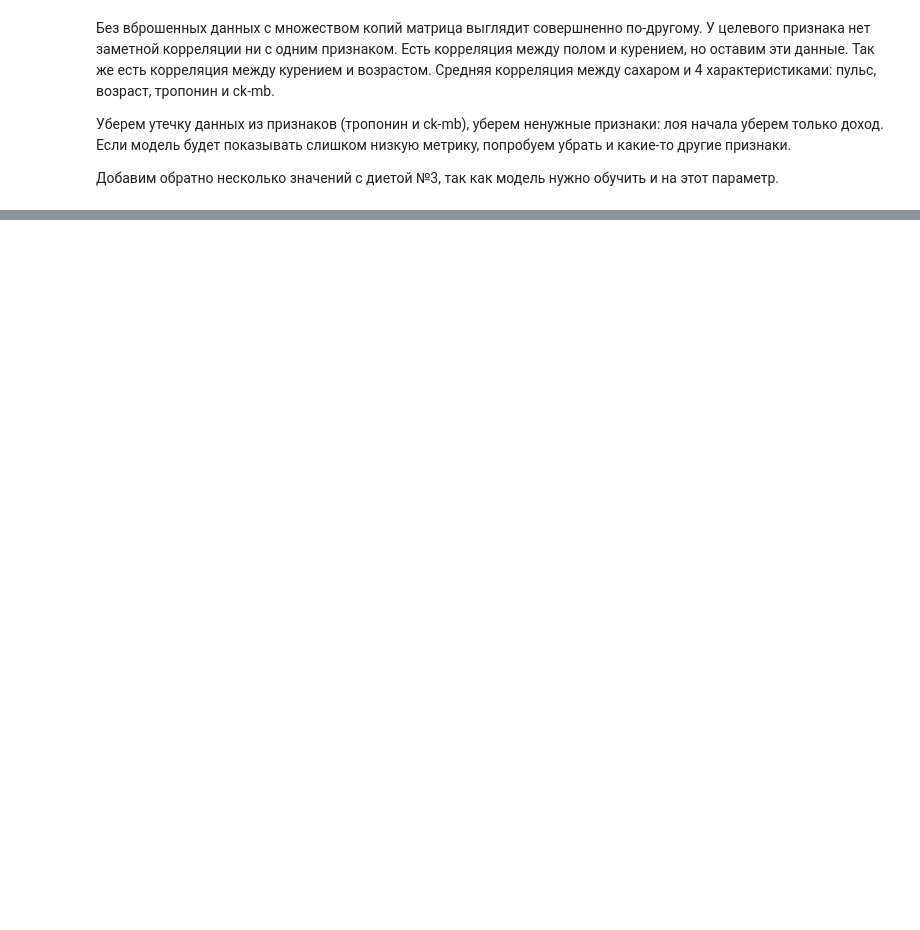
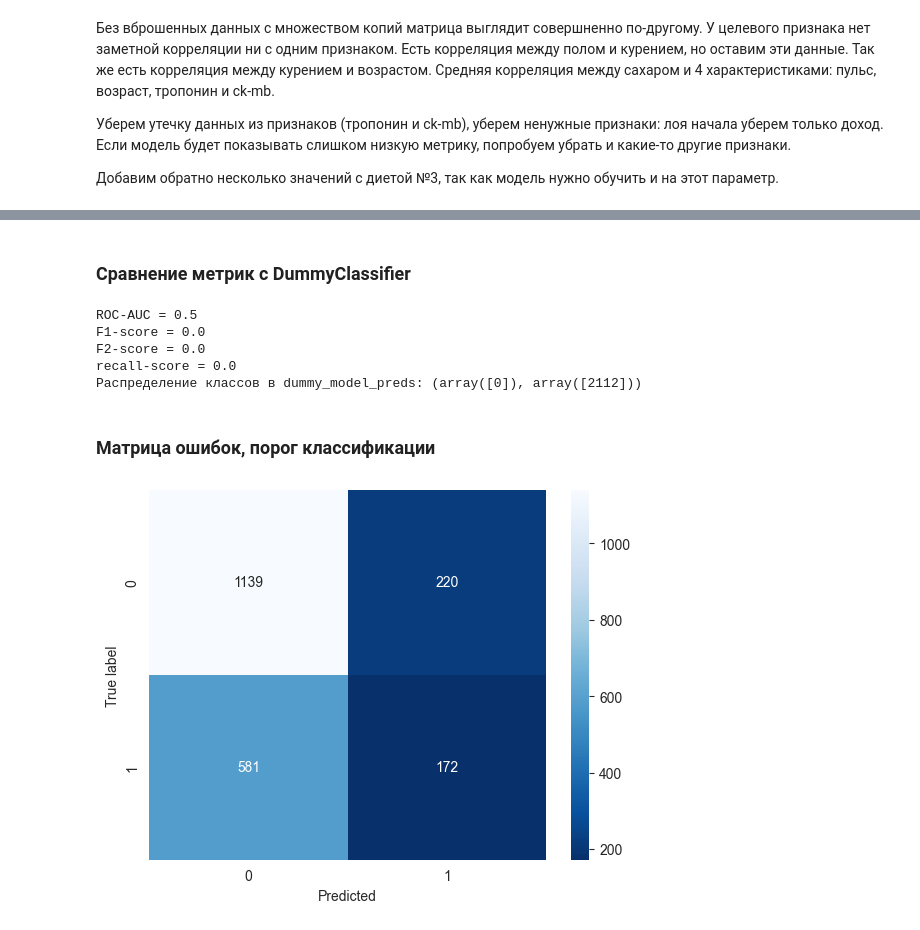
Before and after one commit to olga-tor/Heart_attack, a Jupyter notebook: Project_heart_atttack.ipynb, the cells around one changed output, grey strips where cells are left out. Drawn from its saved outputs; the diff is of its cells as text; code cells hidden in the pictures; blank space fills up the shorter version.

Commit message:
models

```diff
--- a/Project_heart_atttack.ipynb
+++ b/Project_heart_atttack.ipynb
@@ -1096,0 +1160,5 @@ train_X_y_new = train_X_y_new.drop(['troponin', 'ck-mb', 'income'], axis=1)
+# %%
+pipe_final = Pipeline([
+    ('preprocessor', data_preprocessor),
+    ('models', None)
+])
@@ -1096,0 +1212,13 @@ train_X_y_new = train_X_y_new.drop(['troponin', 'ck-mb', 'income'], axis=1)
+# %%
+random_search = RandomizedSearchCV(
+    pipe_final,
+    param_grid,
+    n_iter=150,
+    cv=5,
+    scoring='roc_auc',
+    n_jobs=-1,
+    verbose=1
+    random_state=RANDOM_STATE
+)
+# %%
+random_search.fit(X_train, y_train)
@@ -1096,0 +1278,21 @@ train_X_y_new = train_X_y_new.drop(['troponin', 'ck-mb', 'income'], axis=1)
+# %%
+best_model = random_search.best_estimator_
+y_pred = best_model.predict(X_val)
+y_pred_proba = best_model.predict_proba(X_val)[:, 1]
+
+# Все метрики
+metrics = {
+    'F2-score': fbeta_score(y_val, y_pred, beta=2),
+    'F1-score': f1_score(y_val, y_pred),
+    'Recall': recall_score(y_val, y_pred),
+    'Precision': precision_score(y_val, y_pred),
+    'Accuracy': accuracy_score(y_val, y_pred),
+    'ROC-AUC': roc_auc_score(y_val, y_pred_proba)
+}
+
+print("\nМетрики на тестовой выборке:")
+for metric, value in metrics.items():
+    print(f"{metric}: {value:.4f}")
+
+print("\nClassification Report:")
+print(classification_report(y_val, y_pred, target_names=['No risk', 'Risk']))
@@ -1096,0 +1317,36 @@ train_X_y_new = train_X_y_new.drop(['troponin', 'ck-mb', 'income'], axis=1)
+# %% [markdown]
+### Сравнение метрик с DummyClassifier
+# %%
+# создание и обучение модели DummyClassifier
+dummy_model = DummyClassifier(random_state=RANDOM_STATE)
+dummy_model.fit(X_train, y_train)
+
+# предсказание на тестовых данных
+dummy_model_preds = dummy_model.predict(X_val)
+dummy_model_probas = dummy_model.predict_proba(X_val)[:,1]
+
+roc = roc_auc_score(y_val, dummy_model_probas)
+print('ROC-AUC =', round(roc,2))
+f1 = f1_score(y_val, dummy_model_preds)
+print('F1-score =', round(f1,2))
+f2 = fbeta_score(y_val, dummy_model_preds, beta=2)
+print('F2-score =', round(f2,2))
+recall = recall_score(y_val, dummy_model_preds)
+print('recall-score =', round(recall,2))
+
+print("Распределение классов в dummy_model_preds:", np.unique(dummy_model_preds, return_counts=True))
+# %% [output]
+ROC-AUC = 0.5
+F1-score = 0.0
+F2-score = 0.0
+recall-score = 0.0
+Распределение классов в dummy_model_preds: (array([0]), array([2112]))
+# %% [markdown]
+### Матрица ошибок, порог классификации
+# %%
+cm = confusion_matrix(y_val, y_pred)
+sns.heatmap(cm, annot=True, fmt='d', cmap='Blues_r')
+plt.ylabel('True label')
+plt.xlabel('Predicted');
+# %% [output]
+[figure, added]
```
Also changed, not shown: parts of 57 cells of this notebook.
